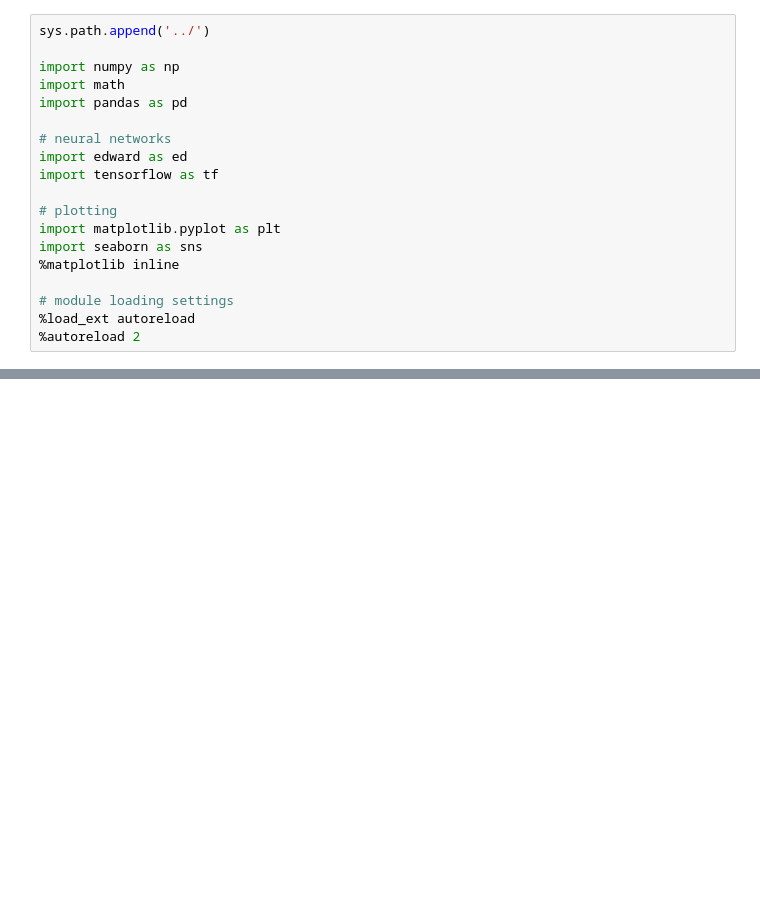
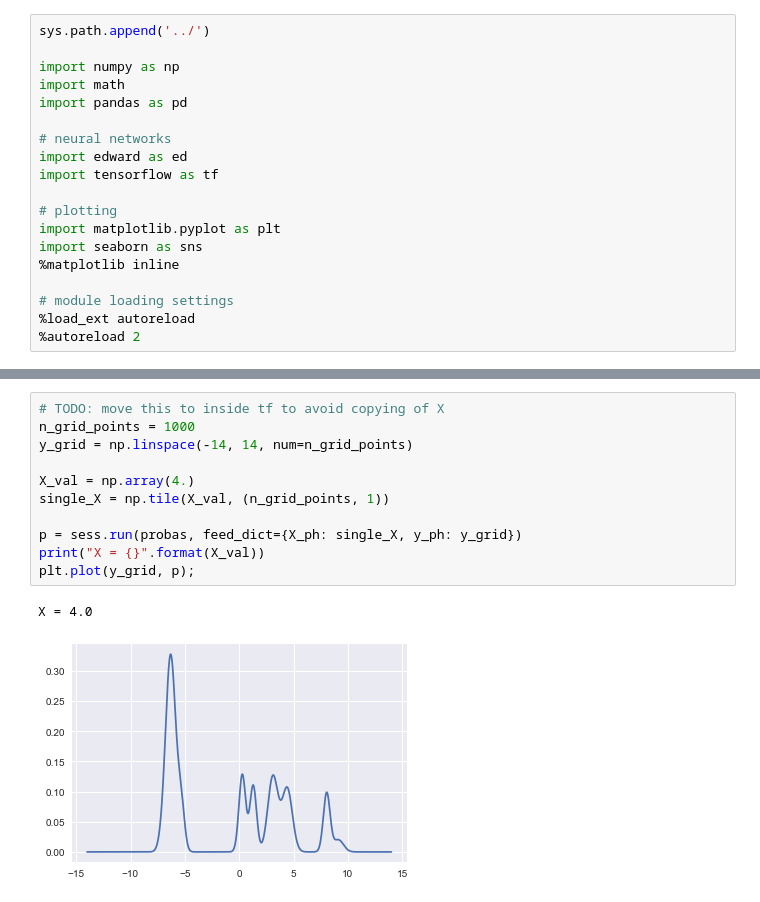
Before and after one commit to janvdvegt/KernelMixtureNetwork, a Jupyter notebook: notebooks/02-arb-kmn-keras-edward.ipynb, the cells around one changed output, grey strips where cells are left out. Saved outputs shown, nothing was run; the diff lists cells and outputs as text; blank space fills up the shorter version.

```diff
--- a/notebooks/02-arb-kmn-keras-edward.ipynb
+++ b/notebooks/02-arb-kmn-keras-edward.ipynb
@@ -124,0 +117,14 @@ plt.show()
+# %%
+# TODO: move this to inside tf to avoid copying of X
+n_grid_points = 1000
+y_grid = np.linspace(-14, 14, num=n_grid_points)
+
+X_val = np.array(4.)
+single_X = np.tile(X_val, (n_grid_points, 1))
+
+p = sess.run(probas, feed_dict={X_ph: single_X, y_ph: y_grid})
+print("X = {}".format(X_val))
+plt.plot(y_grid, p);
+# %% [output]
+X = 4.0
+[figure, added]
```
Also changed, not shown: parts of 12 cells of this notebook.
